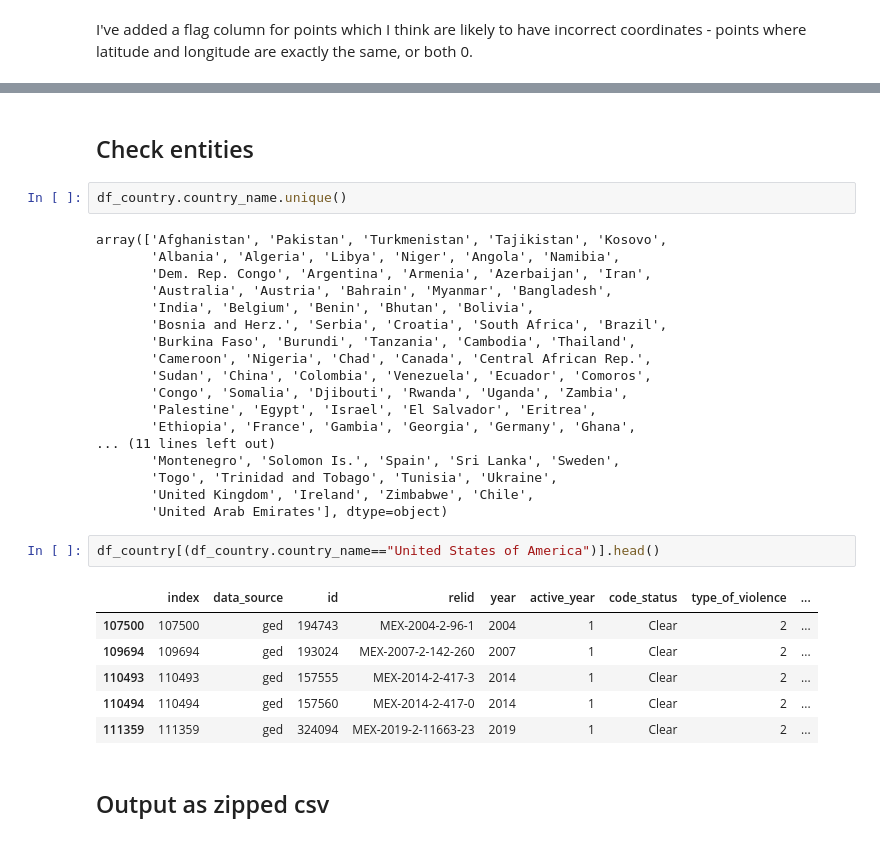
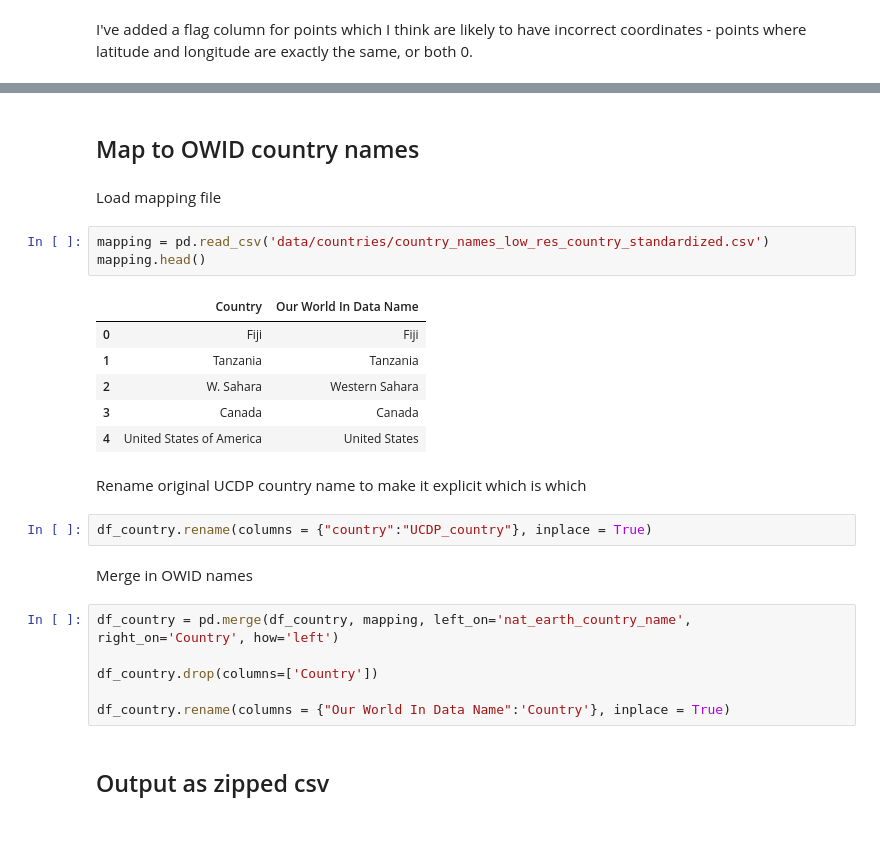
Before and after one commit to owid/notebooks, a Jupyter notebook: JoeHasell/UCDP and PRIO/UCDP_georeferenced/ucdp_country_extract.ipynb, the cells around one changed output, grey strips where cells are left out. Drawn from its saved outputs; the diff is of its cells as text.

```diff
--- a/JoeHasell/UCDP and PRIO/UCDP_georeferenced/ucdp_country_extract.ipynb
+++ b/JoeHasell/UCDP and PRIO/UCDP_georeferenced/ucdp_country_extract.ipynb
@@ -185,33 +207,28 @@ See the caveats in the documentation: https://pandas.pydata.org/pandas-docs/stab
-# %% [markdown]
-## Check entities
-# %%
-df_country.country_name.unique()
-# %% [output]
-array(['Afghanistan', 'Pakistan', 'Turkmenistan', 'Tajikistan', 'Kosovo',
-       'Albania', 'Algeria', 'Libya', 'Niger', 'Angola', 'Namibia',
-       'Dem. Rep. Congo', 'Argentina', 'Armenia', 'Azerbaijan', 'Iran',
-       'Australia', 'Austria', 'Bahrain', 'Myanmar', 'Bangladesh',
-       'India', 'Belgium', 'Benin', 'Bhutan', 'Bolivia',
-       'Bosnia and Herz.', 'Serbia', 'Croatia', 'South Africa', 'Brazil',
-       'Burkina Faso', 'Burundi', 'Tanzania', 'Cambodia', 'Thailand',
-       'Cameroon', 'Nigeria', 'Chad', 'Canada', 'Central African Rep.',
-       'Sudan', 'China', 'Colombia', 'Venezuela', 'Ecuador', 'Comoros',
-       'Congo', 'Somalia', 'Djibouti', 'Rwanda', 'Uganda', 'Zambia',
-       'Palestine', 'Egypt', 'Israel', 'El Salvador', 'Eritrea',
-       'Ethiopia', 'France', 'Gambia', 'Georgia', 'Germany', 'Ghana',
-... (11 lines left out)
-       'Montenegro', 'Solomon Is.', 'Spain', 'Sri Lanka', 'Sweden',
-       'Togo', 'Trinidad and Tobago', 'Tunisia', 'Ukraine',
-       'United Kingdom', 'Ireland', 'Zimbabwe', 'Chile',
-       'United Arab Emirates'], dtype=object)
-# %%
-df_country[(df_country.country_name=="United States of America")].head()
-# %% [output]
-|  | index | data_source | id | relid | year | active_year | code_status | type_of_violence | ... |
-| 107500 | 107500 | ged | 194743 | MEX-2004-2-96-1 | 2004 | 1 | Clear | 2 | ... |
-| 109694 | 109694 | ged | 193024 | MEX-2007-2-142-260 | 2007 | 1 | Clear | 2 | ... |
-| 110493 | 110493 | ged | 157555 | MEX-2014-2-417-3 | 2014 | 1 | Clear | 2 | ... |
-| 110494 | 110494 | ged | 157560 | MEX-2014-2-417-0 | 2014 | 1 | Clear | 2 | ... |
-| 111359 | 111359 | ged | 324094 | MEX-2019-2-11663-23 | 2019 | 1 | Clear | 2 | ... |
+# %% [markdown]
+## Map to OWID country names
+# %% [markdown]
+Load mapping file
+# %%
+mapping = pd.read_csv('data/countries/country_names_low_res_country_standardized.csv')
+mapping.head()
+# %% [output]
+|  | Country | Our World In Data Name |
+| 0 | Fiji | Fiji |
+| 1 | Tanzania | Tanzania |
+| 2 | W. Sahara | Western Sahara |
+| 3 | Canada | Canada |
+| 4 | United States of America | United States |
+# %% [markdown]
+Rename original UCDP country name to make it explicit which is which
+# %%
+df_country.rename(columns = {"country":"UCDP_country"}, inplace = True)
+# %% [markdown]
+Merge in OWID names
+# %%
+df_country = pd.merge(df_country, mapping, left_on='nat_earth_country_name', right_on='Country', how='left')
+
+df_country.drop(columns=['Country'])
+
+df_country.rename(columns = {"Our World In Data Name":'Country'}, inplace = True)
 # %% [markdown]
 ## Output as zipped csv
```
Also changed, not shown: parts of 15 cells of this notebook, 15 other files.
